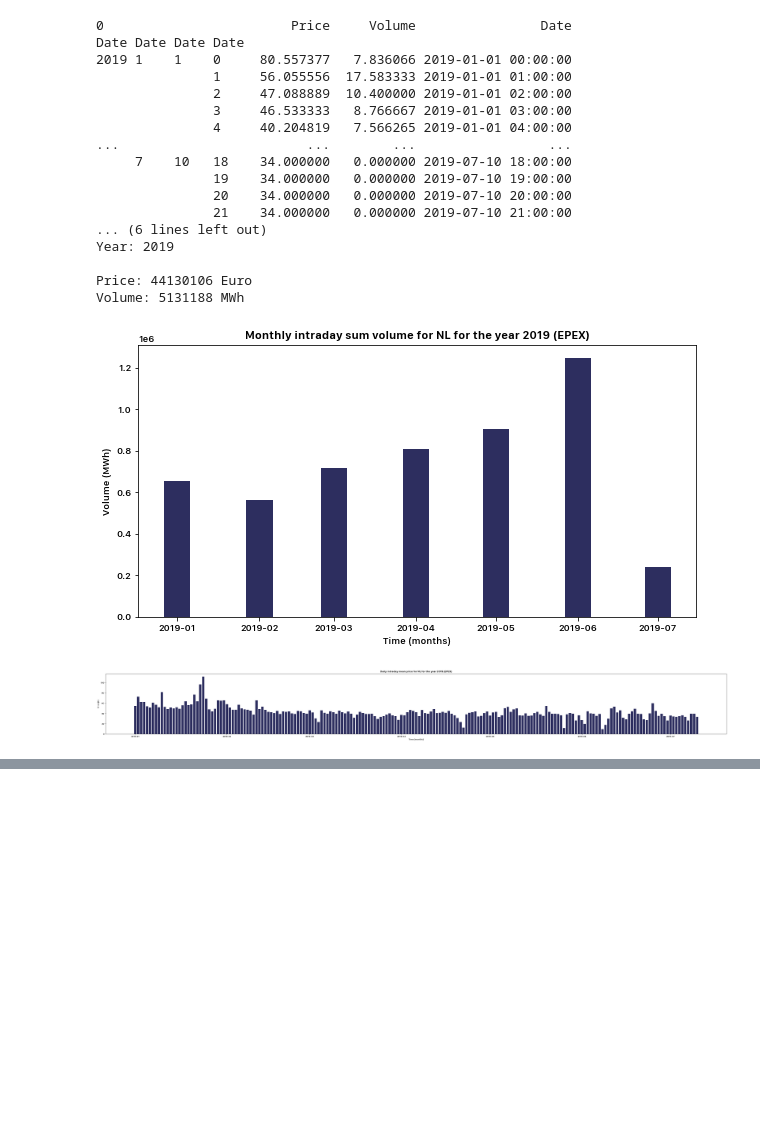
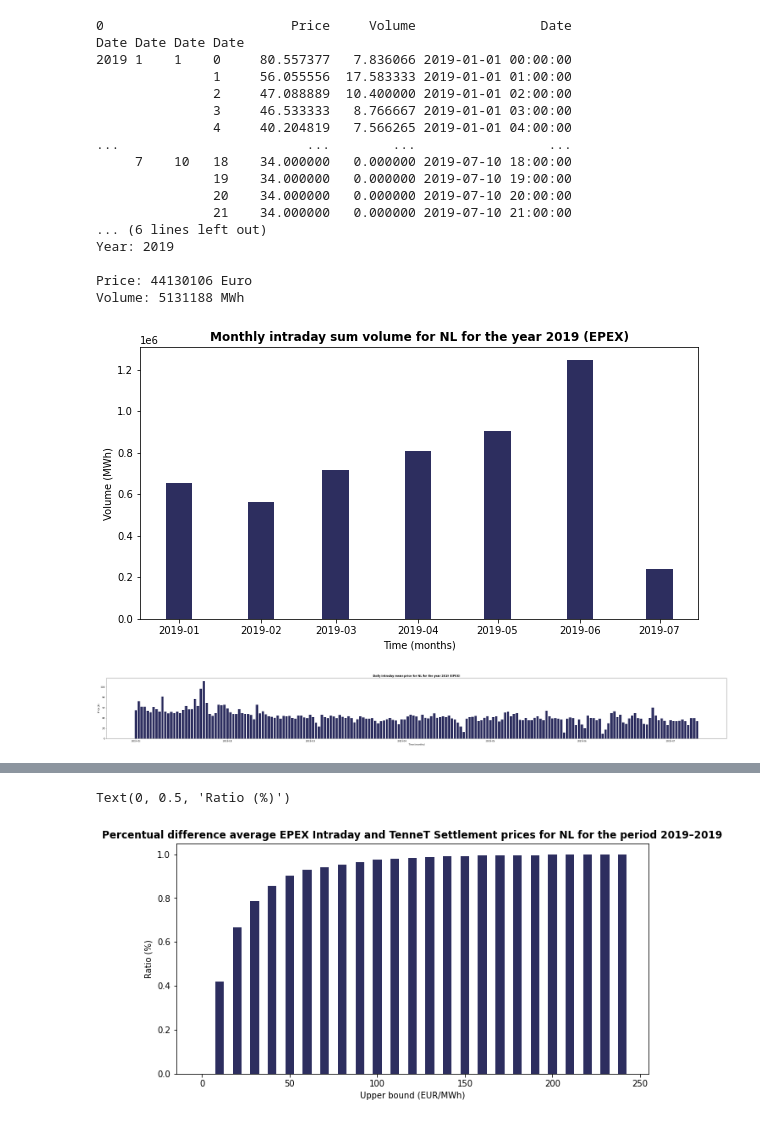
Before and after one commit to timovijn/ElectricityPriceForecasting, a Jupyter notebook: epex/epex.ipynb, the cells around one changed output, grey strips where cells are left out. Saved outputs shown, nothing was run; the diff lists cells and outputs as text; code cells hidden in the pictures; blank space fills up the shorter version.

```diff
--- a/epex/epex.ipynb
+++ b/epex/epex.ipynb
@@ -186,34 +186,48 @@ print('')
 print(colored('...','white'))
 print('')
 print(colored(f'Period: {years[0]}–{years[-1]}', 'blue'))
 print(colored(f'Price: {int(round(sum(price)))} Euro', 'blue'))
 print(colored(f'Volume: {int(round(sum(volume)))} MWh', 'blue'))
 print('')
 print(colored('...','white'))
 print('')
 
 big_df = big_df.merge(df_group3['Price'], how='outer', left_index=True, right_index=True)
 big_df['Percentage'] = np.divide(np.subtract(big_df['Price'], big_df['Imbalance']), big_df['Imbalance'])
+big_df['Absolute'] = np.abs(np.subtract(big_df['Price'], big_df['Imbalance']))
 print(big_df)
+# print(count(big_df['Absolute'] < 10))
+interval = np.arange(0, 250, 10).tolist()
+frequency = []
+for i in interval:
+    print(big_df['Absolute'][(big_df['Absolute'] < i)].count())
+    frequency.append(np.divide(big_df['Absolute'][(big_df['Absolute'] < i)].count(), big_df['Absolute'].count()))
+print(frequency)
+
+fig, ax = plt.subplots(figsize=(10, 5))
+ax.bar(interval, frequency, width=5)
+ax.set_title(f'Percentual difference average EPEX Intraday and TenneT Settlement prices for {country} for the period {years[0]}–{years[-1]}')
+ax.set_xlabel(r'Upper bound (EUR/MWh)')
+ax.set_ylabel(r'Ratio (%)')
 # %% [output]
 0                        Price     Volume                Date
 Date Date Date Date
 2019 1    1    0     80.557377   7.836066 2019-01-01 00:00:00
                1     56.055556  17.583333 2019-01-01 01:00:00
                2     47.088889  10.400000 2019-01-01 02:00:00
                3     46.533333   8.766667 2019-01-01 03:00:00
                4     40.204819   7.566265 2019-01-01 04:00:00
 ...                        ...        ...                 ...
      7    10   18    34.000000   0.000000 2019-07-10 18:00:00
                19    34.000000   0.000000 2019-07-10 19:00:00
                20    34.000000   0.000000 2019-07-10 20:00:00
                21    34.000000   0.000000 2019-07-10 21:00:00
 ... (6 lines left out)
 Year: 2019
 
 Price: 44130106 Euro
 Volume: 5131188 MWh
-[figure, old version]
+[figure, new version]
 [figure]
 ...
 
@@ -235,3 +249,5 @@ Date
+Text(0, 0.5, 'Ratio (%)')
+[figure, added]
 # %%
 # fig, ax = plt.subplots(figsize=(10, 5))
 # ax.bar(big_df.index, big_df['Percentage'], width=20)
```
Also changed, not shown: parts of 3 cells of this notebook.
